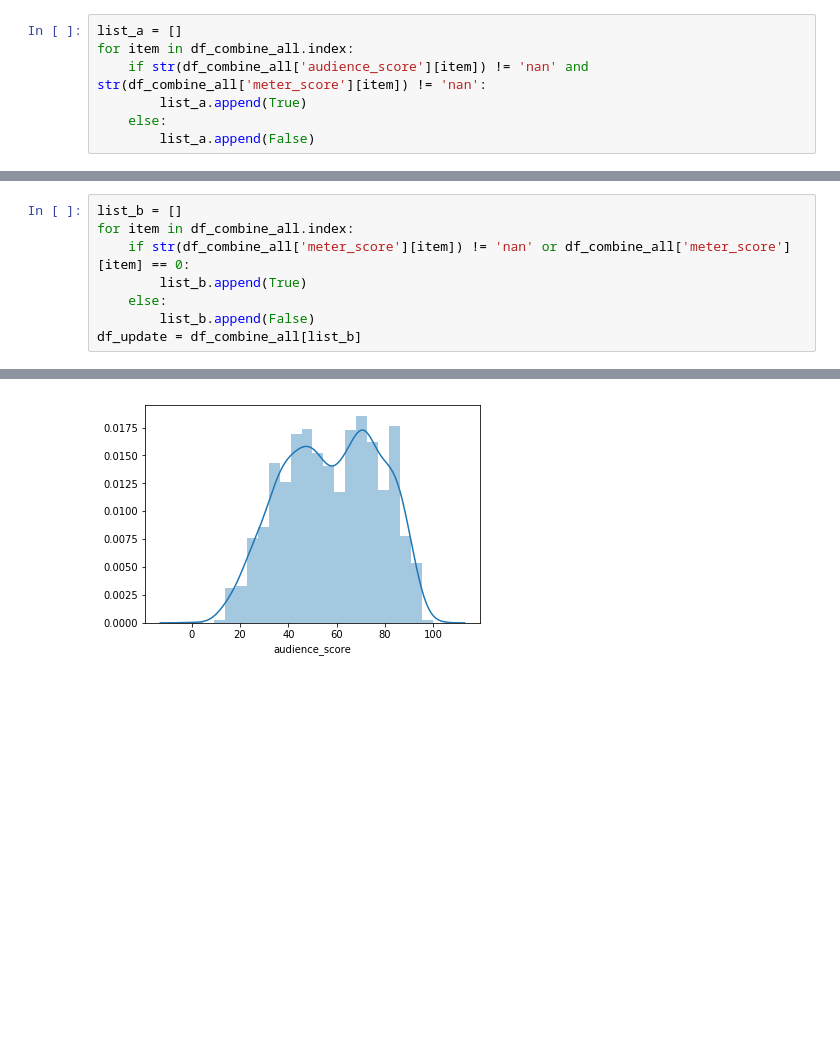
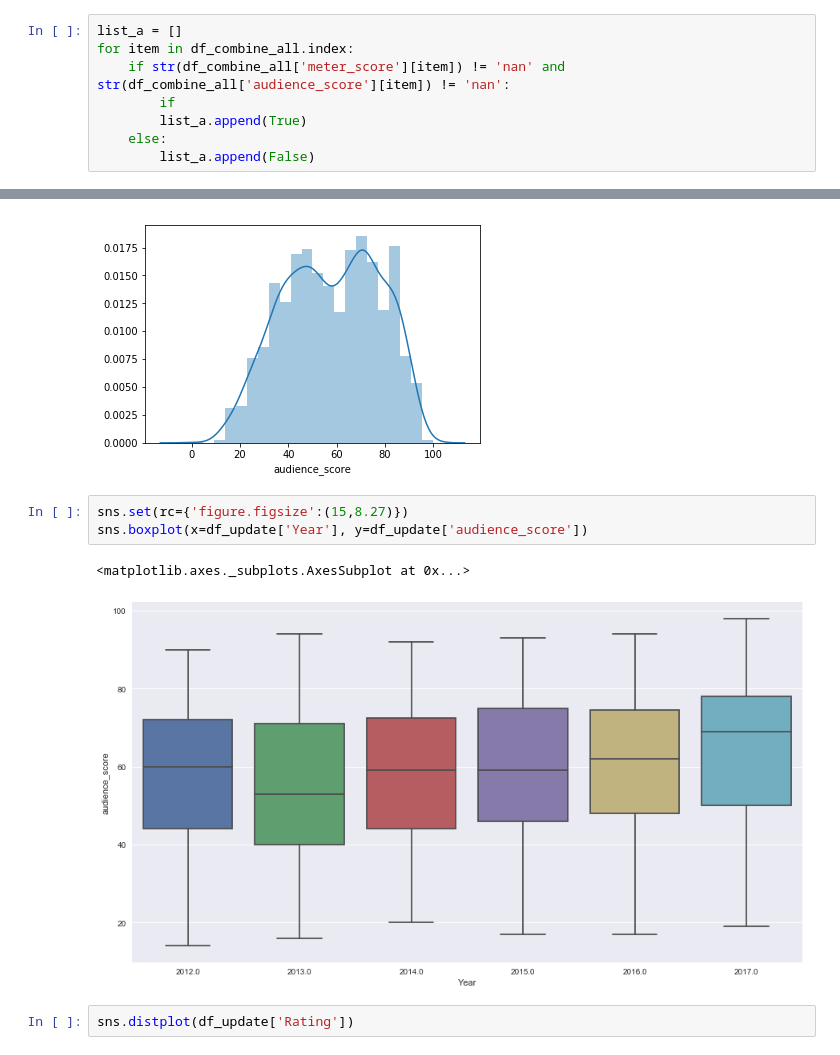
Before and after one commit to cicisongze/Movie_analysis_project, a Jupyter notebook: totten tomatoes.ipynb, the cells around one changed output, grey strips where cells are left out. Cells and saved outputs as stored; diff of their text form; blank space fills up the shorter version.

Commit message:
Rotten Tomatoes Web Scraping
I simplified the data cleaning code. In addition, I added the boxplot to show the rating changes over years.

```diff
--- a/totten tomatoes.ipynb
+++ b/totten tomatoes.ipynb
@@ -322,20 +307,13 @@ False
 # %%
 list_a = []
 for item in df_combine_all.index:
-    if str(df_combine_all['audience_score'][item]) != 'nan' and str(df_combine_all['meter_score'][item]) != 'nan':
+    if str(df_combine_all['meter_score'][item]) != 'nan' and str(df_combine_all['audience_score'][item]) != 'nan':
+        if
         list_a.append(True)
     else:
         list_a.append(False)
 # %%
 df_update = df_combine_all[list_a]
-# %%
-list_b = []
-for item in df_combine_all.index:
-    if str(df_combine_all['meter_score'][item]) != 'nan' or df_combine_all['meter_score'][item] == 0:
-        list_b.append(True)
-    else:
-        list_b.append(False)
-df_update = df_combine_all[list_b]
 # %%
 df_update
 # %% [output]
@@ -412,3 +390,11 @@ sns.distplot(df_update['audience_score'])
 # %% [output]
 <matplotlib.axes._subplots.AxesSubplot at 0x...>
 [figure]
+# %%
+sns.set(rc={'figure.figsize':(15,8.27)})
+sns.boxplot(x=df_update['Year'], y=df_update['audience_score'])
+# %% [output]
+<matplotlib.axes._subplots.AxesSubplot at 0x...>
+[figure, added]
+# %%
+sns.distplot(df_update['Rating'])
```
Also changed, not shown: parts of 4 cells of this notebook.
